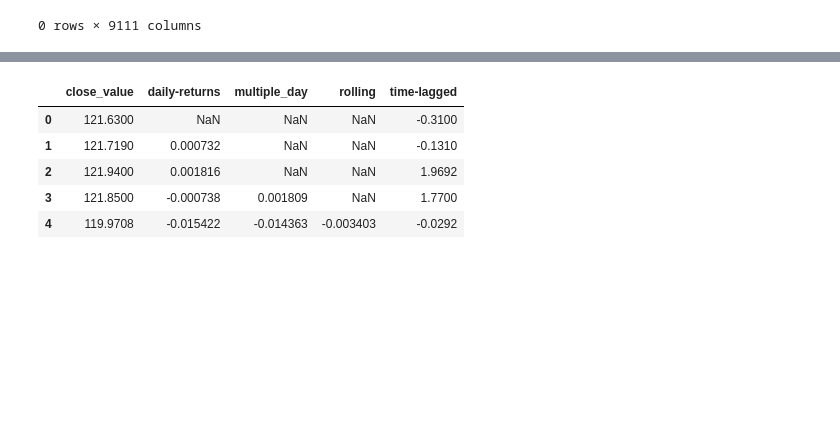
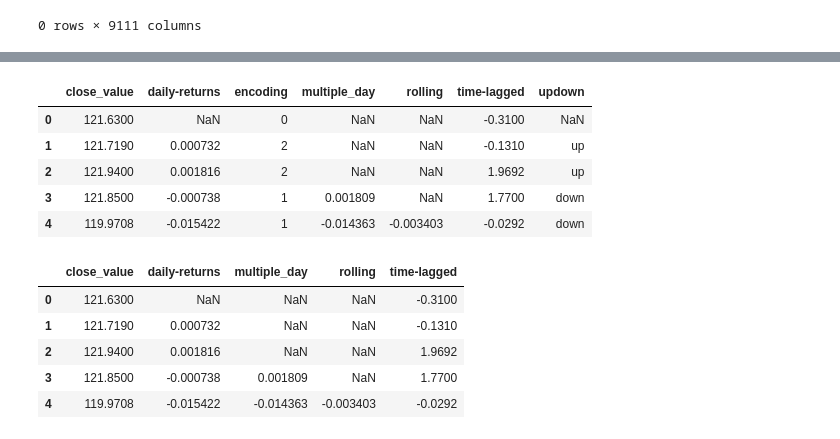
Before and after one commit to arshpreetsingh/StocksandNeurals, a Jupyter notebook: Stock Analysis Ensemble Learning.ipynb, the cells around one changed output, grey strips where cells are left out. Drawn from its saved outputs; the diff is of its cells as text; code cells hidden in the pictures; blank space fills up the shorter version.

```diff
--- a/Stock Analysis Ensemble Learning.ipynb
+++ b/Stock Analysis Ensemble Learning.ipynb
@@ -87,6 +61,8 @@ new_df # we need horizontly , columns are only for names
 | multiple_day | NaN | NaN | NaN | 0.001809 | -0.014363 | -0.015253 | -0.015183 | -0.001590 | ... |
 0 rows × 9111 columns
 # %%
+ #dataset.UpDown[dataset.UpDown >= 0] = 'Up'
+df['updown'] = df['returns']
 df.updown[df['returns']>=0]='up'
 df.updown[df['returns']<0]='down'
 seris_dict ={'close_value':df['Adj. Close'],'daily-returns':df['returns'],'rolling':df['rolling'],'time-lagged':df['time_lagged'],'multiple_day':df['multiple_day'],'updown':df['updown']}
@@ -106,3 +90,14 @@ SyntaxError: invalid syntax (<ipython-input-234-ebdb0121411f>, line 1)
+# %%
+seris_dict ={'close_value':df['Adj. Close'],'daily-returns':df['returns'],'rolling':df['rolling'],'time-lagged':df['time_lagged'],'multiple_day':df['multiple_day'],'updown':df['updown'],'encoding':df['encoding']}
+new_df = pd.DataFrame(seris_dict)
+new_df.head()
+# %% [output]
+|  | close_value | daily-returns | encoding | multiple_day | rolling | time-lagged | updown |
+| 0 | 121.6300 | NaN | 0 | NaN | NaN | -0.3100 | NaN |
+| 1 | 121.7190 | 0.000732 | 2 | NaN | NaN | -0.1310 | up |
+| 2 | 121.9400 | 0.001816 | 2 | NaN | NaN | 1.9692 | up |
+| 3 | 121.8500 | -0.000738 | 1 | 0.001809 | NaN | 1.7700 | down |
+| 4 | 119.9708 | -0.015422 | 1 | -0.014363 | -0.003403 | -0.0292 | down |
 # %%
 seris_dict ={'close_value':df['Adj. Close'],'daily-returns':df['returns'],'rolling':df['rolling'],'time-lagged':df['time_lagged'],'multiple_day':df['multiple_day']}
 new_df = pd.DataFrame(seris_dict)
```
Also changed, not shown: parts of 5 cells of this notebook.
